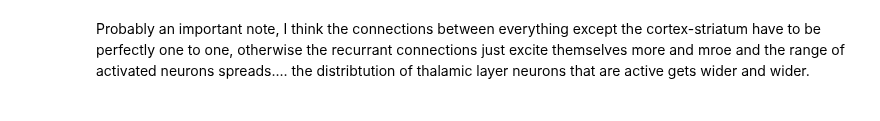
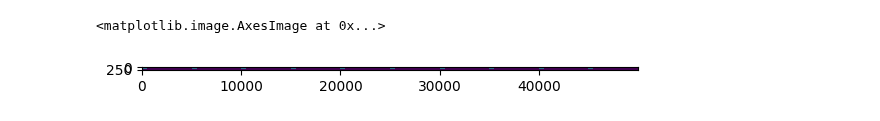
Before and after one commit to joncannon/Thesis, a Jupyter notebook: bg_sms/first_draft.ipynb, the cells around one changed output. Saved outputs shown, nothing was run; the diff lists cells and outputs as text; code cells hidden in the pictures.

Commit message:
beginning of work on pulsing behavior

```diff
--- a/bg_sms/first_draft.ipynb
+++ b/bg_sms/first_draft.ipynb
@@ -5,5 +1,54 @@ import scipy.stats as stats
-# %% [markdown]
-Probably an important note, I think the connections between everything except the cortex-striatum have to be perfectly one to one, otherwise the recurrant connections just excite themselves more and mroe and the range of activated neurons spreads.... the distribtution of thalamic layer neurons that are active gets wider and wider.
+# %%
+import numpy as np
+import matplotlib.pyplot as plt
+import scipy.stats as stats
+
+#like the first time we did this, making some input sequences...
+### case 1, simple Gaussian bump about a third of the way into the line
+n_units = 300
+n_steps = 500
+sd = 15
+case1 = np.zeros((n_units,n_steps))
+
+unit_ids = np.arange(0,n_units,1)
+for i in range(0,n_steps):
+    case1[:,i] = stats.norm.pdf(unit_ids,150, sd) / np.max(stats.norm.pdf(unit_ids,150, sd)) + stats.norm.pdf(unit_ids,50, sd) / np.max(stats.norm.pdf(unit_ids,50, sd)) * 0.5
+
+case1[:,0:50] = 0
+
+
+#plt.imshow(case1,aspect="auto")
+#plt.colorbar()
+
+
+### case 2, lets give it a shift 10 points to the left
+
+n_units = 300
+n_steps = 5000
+sd = 15
+case2 = np.zeros((n_units,n_steps))
+
+unit_ids = np.arange(0,n_units,1)
+for i in range(0,int(n_steps/2)):
+    case2[:,i] = stats.norm.pdf(unit_ids,150, sd) / np.max(stats.norm.pdf(unit_ids,150, sd))
+    case2[:,i+2500] = stats.norm.pdf(unit_ids,160, sd) / np.max(stats.norm.pdf(unit_ids,150, sd))
+
+
+### case 3, working with pulsing input
+
+n_units = 300
+n_steps = 50000
+sd = 15
+case3 = np.ones((n_units,n_steps)) * 0.2
+
+unit_ids = np.arange(0,n_units,1)
+for i in np.arange(0,50000,5000):
+    case3[:,i:i+500] = 0.2 + .8 * (stats.norm.pdf(unit_ids,150, sd) / np.max(stats.norm.pdf(unit_ids,150, sd))).reshape(300,1)
+
+plt.imshow(case3)
+# %% [output]
+<matplotlib.image.AxesImage at 0x...>
+[figure, added]
 # %%
 class b_ganglia:
     def __init__(self,n_loops,time_steps,exc_spread1):
```
Also changed, not shown: parts of 6 cells of this notebook, 1 other file.
